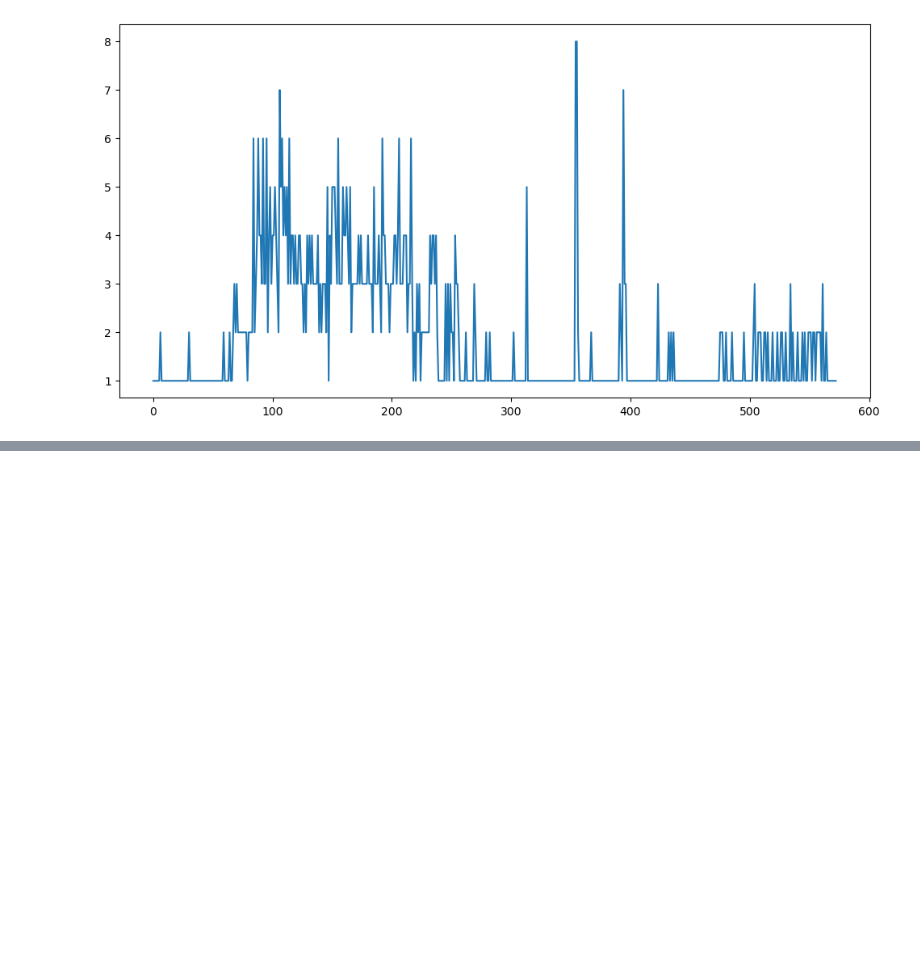
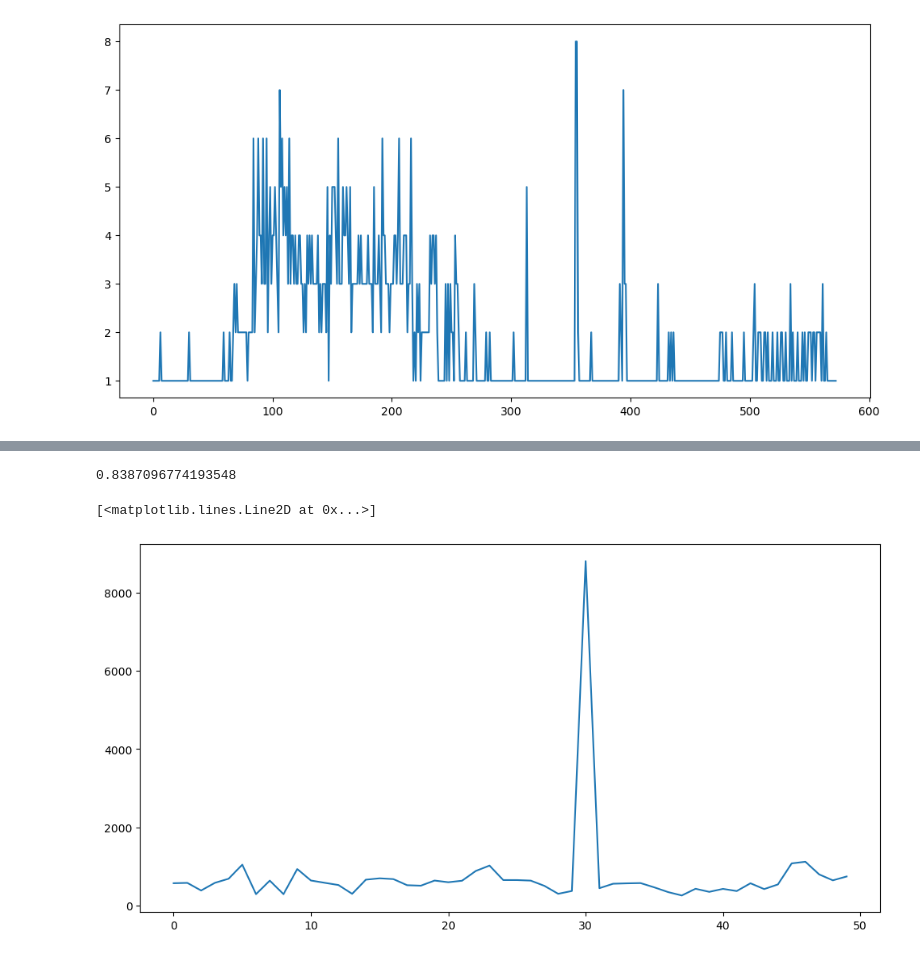
Before and after one commit to muthuganeshece/CVProjects, a Jupyter notebook: SodiumDisposal/Notebook/YOLOv8_Inference.ipynb, the cells around one changed output, grey strips where cells are left out. Cells and saved outputs as stored; diff of their text form; code cells hidden in the pictures; blank space fills up the shorter version.

Commit message:
Updates for the calculation of centroid matching

```diff
--- a/SodiumDisposal/Notebook/YOLOv8_Inference.ipynb
+++ b/SodiumDisposal/Notebook/YOLOv8_Inference.ipynb
@@ -292,29 +292,31 @@ def findCentroid(mask_img):
                 cy = int(M['m01']/M['m00'])
                 points.append([cx, cy])
                 area.append(M['m00'])
-    return points, area, contours
+    return points, area, contours, hierarchies
 # %%
 count_frame = 0
 Frame_list = []
 Centroid_list = []
 Area_list = []
 Countour_list = []
+h_list = []
 video = cv.VideoCapture(Directory + "/" + VideoFile)
 while True:
     ret, frame = video.read()
     if ret:
         count_frame += 1
         if count_frame > startFrame and count_frame < endFrame:
-            print("Inferencing Frame " + str(count_frame) + "...")
+            print("Inferencing Frame " + str(count_frame) + " ...")
             results = InferenceImage(frame, model, width, height, conf, iou)
             if results[0].masks is not None:
-                print("Mask identified for the frame...")
+                print("Mask identified for the frame ...")
                 mask_img = np.any(np.array(results[0].masks[:].data), axis=0)
-                Centroids, Area, Contours = findCentroid(mask_img)
+                Centroids, Area, Contours, hierarchies = findCentroid(mask_img)
                 Centroid_list.append(Centroids)
                 Area_list.append(Area)
                 Frame_list.append(count_frame)
                 Countour_list.append(Contours)
+                h_list.append(hierarchies)
     else:
         print("Error loading video")
         break
@@ -410,0 +414,22 @@ combinations
+# %%
+p = 52/65
+r = 52/59
+print(2*(p*r)/(p+r))
+# %% [output]
+0.8387096774193548
+# %%
+src_pt = [161, 322]
+value_list =[]
+for i in range(len(df_feature)):
+    centroids = df_feature['Centroids'].iloc[i]
+    Area = df_feature['Area'].iloc[i]
+    dist_list = []
+    for dest_pt in centroids:
+        dist_list.append(distance.euclidean(src_pt,dest_pt))
+    value_list.append(Area[np.argmin(dist_list)])
+# %%
+plt.figure(figsize=(12,6))
+plt.plot(value_list[:50])
+# %% [output]
+[<matplotlib.lines.Line2D at 0x...>]
+[figure, added]
```
Also changed, not shown: parts of 10 cells of this notebook, 1 other file.
